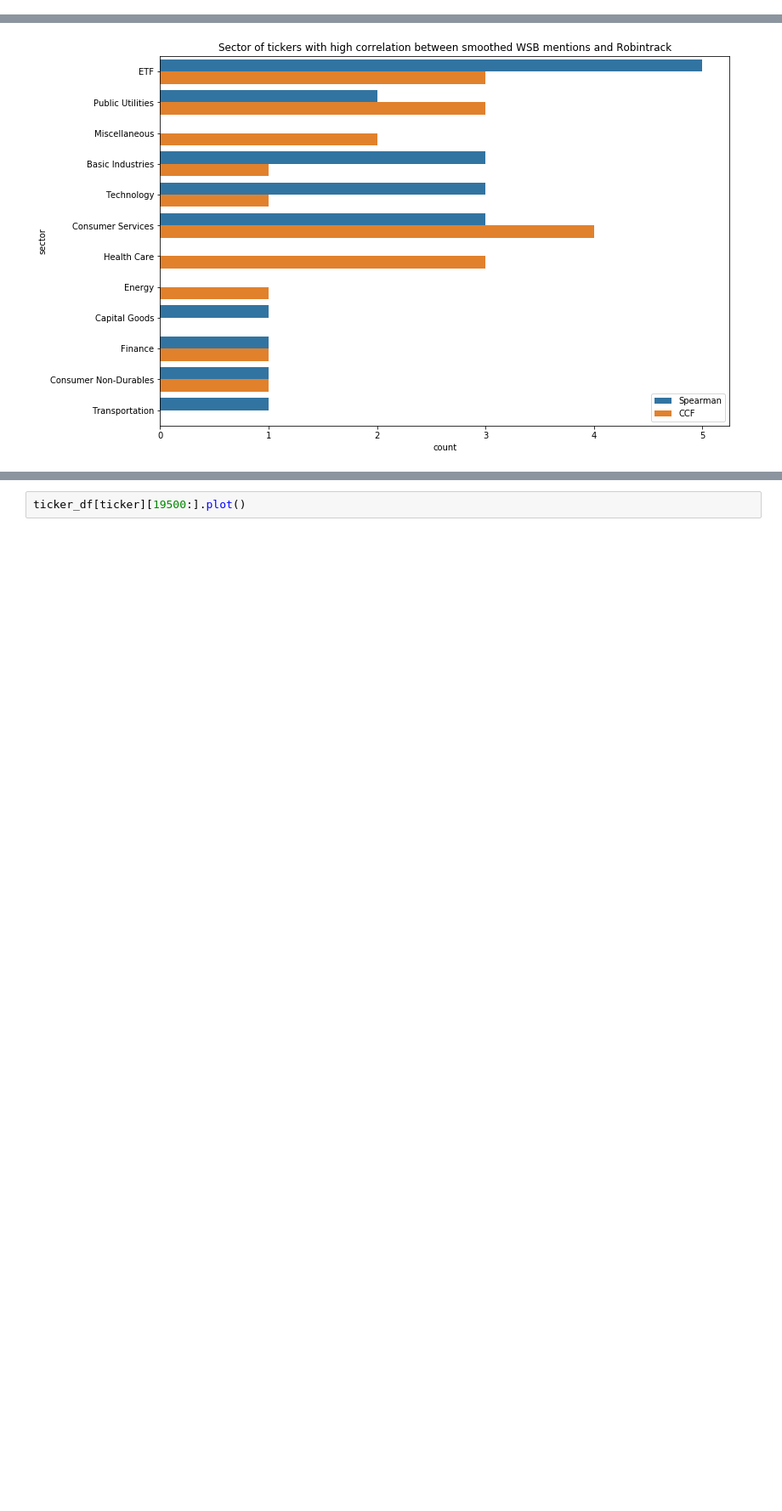
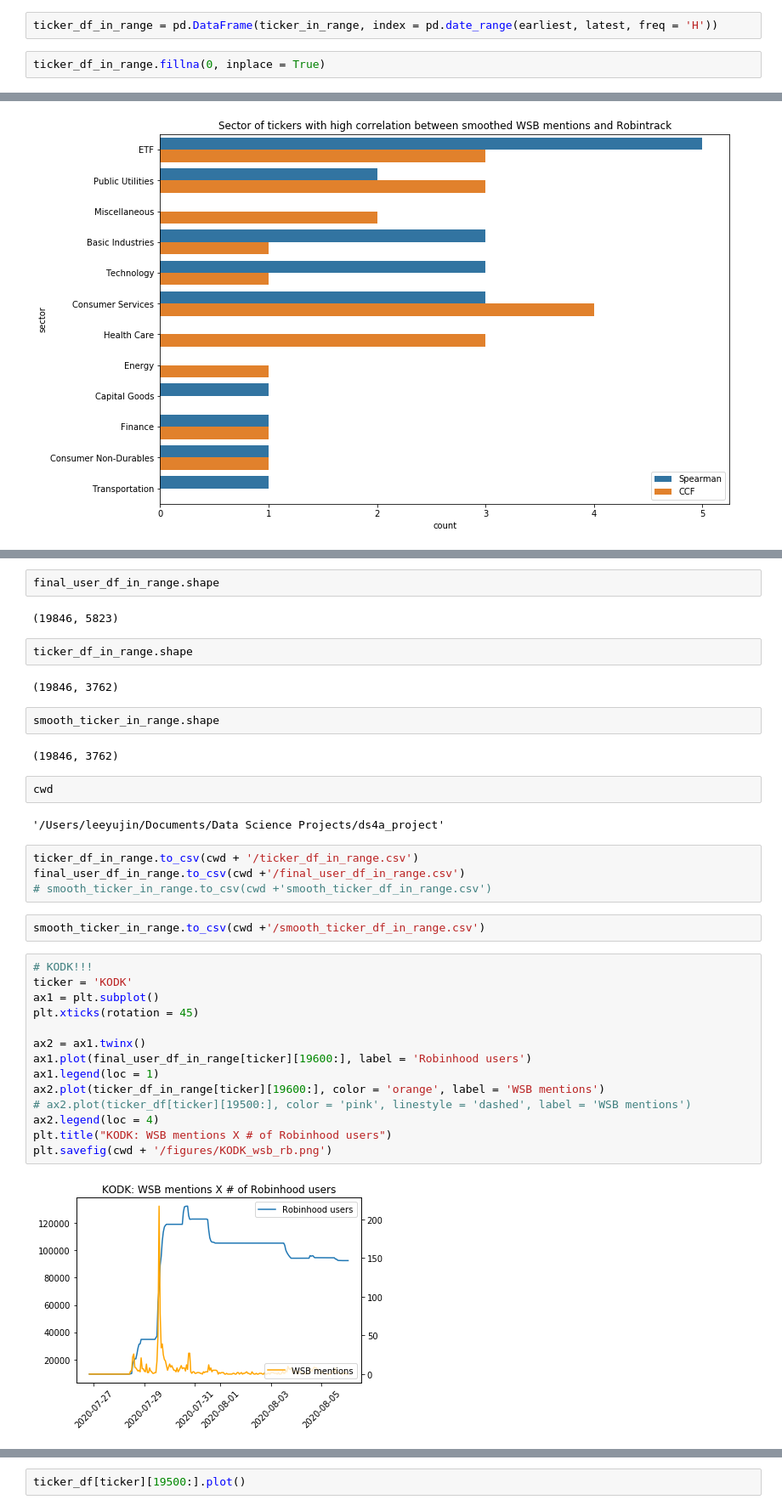
Before and after one commit to DS4A-mathemagicians/robintrack, a Jupyter notebook: robintrack analysis.ipynb, the cells around one changed output, grey strips where cells are left out. Shown at 85% size. Saved outputs shown, nothing was run; the diff lists cells and outputs as text; blank space fills up the shorter version.

Commit message:
latest analysis

```diff
--- a/robintrack analysis.ipynb
+++ b/robintrack analysis.ipynb
@@ -1479,6 +1443,10 @@ ticker_in_range = ticker_df.loc[earliest:latest, 'AAL':]
 ticker_in_range.shape # some missing hours
 # %% [output]
 (19747, 3762)
+# %%
+ticker_df_in_range = pd.DataFrame(ticker_in_range, index = pd.date_range(earliest, latest, freq = 'H'))
+# %%
+ticker_df_in_range.fillna(0, inplace = True)
 # %%
 smooth_ticker_df = ticker_df.loc[:, 'AAL':].transform(lambda x: x.rolling(72).mean().fillna(0))
 # %%
@@ -1857,0 +1855,38 @@ plt.savefig(cwd + '/figures/KODK_wsb_rb_smooth.png')
+# %%
+final_user_df_in_range.shape
+# %% [output]
+(19846, 5823)
+# %%
+ticker_df_in_range.shape
+# %% [output]
+(19846, 3762)
+# %%
+smooth_ticker_in_range.shape
+# %% [output]
+(19846, 3762)
+# %%
+cwd
+# %% [output]
+'/Users/leeyujin/Documents/Data Science Projects/ds4a_project'
+# %%
+ticker_df_in_range.to_csv(cwd + '/ticker_df_in_range.csv')
+final_user_df_in_range.to_csv(cwd +'/final_user_df_in_range.csv')
+# smooth_ticker_in_range.to_csv(cwd +'smooth_ticker_df_in_range.csv')
+# %%
+smooth_ticker_in_range.to_csv(cwd +'/smooth_ticker_df_in_range.csv')
+# %%
+# KODK!!!
+ticker = 'KODK'
+ax1 = plt.subplot()
+plt.xticks(rotation = 45)
+
+ax2 = ax1.twinx()
+ax1.plot(final_user_df_in_range[ticker][19600:], label = 'Robinhood users')
+ax1.legend(loc = 1)
+ax2.plot(ticker_df_in_range[ticker][19600:], color = 'orange', label = 'WSB mentions')
+# ax2.plot(ticker_df[ticker][19500:], color = 'pink', linestyle = 'dashed', label = 'WSB mentions')
+ax2.legend(loc = 4)
+plt.title("KODK: WSB mentions X # of Robinhood users")
+plt.savefig(cwd + '/figures/KODK_wsb_rb.png')
+# %% [output]
+[figure, added]
```
Also changed, not shown: parts of 20 cells of this notebook.
